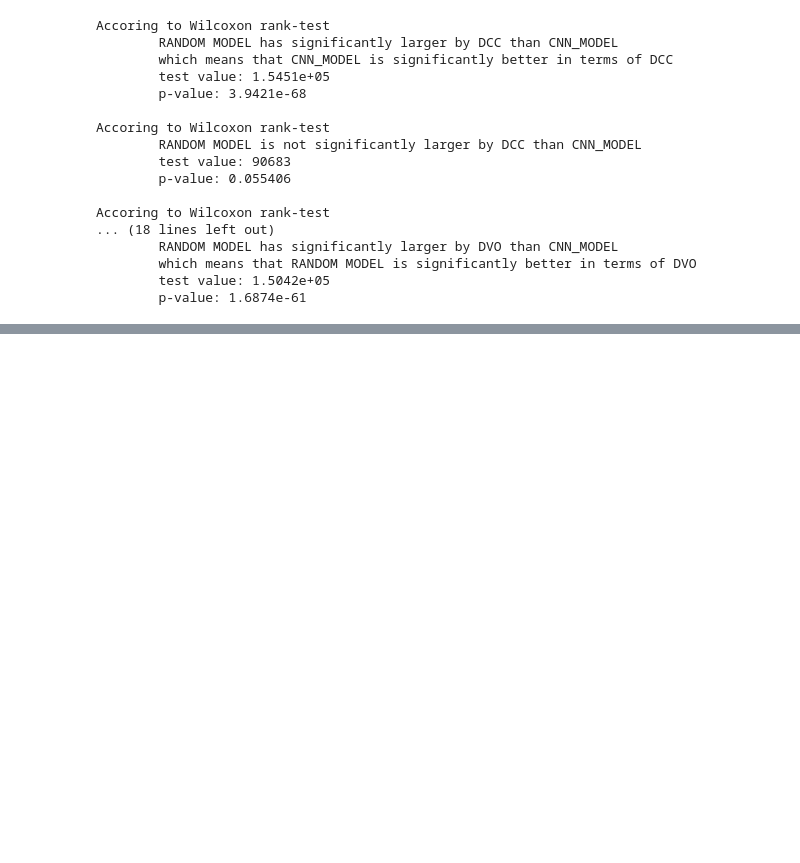
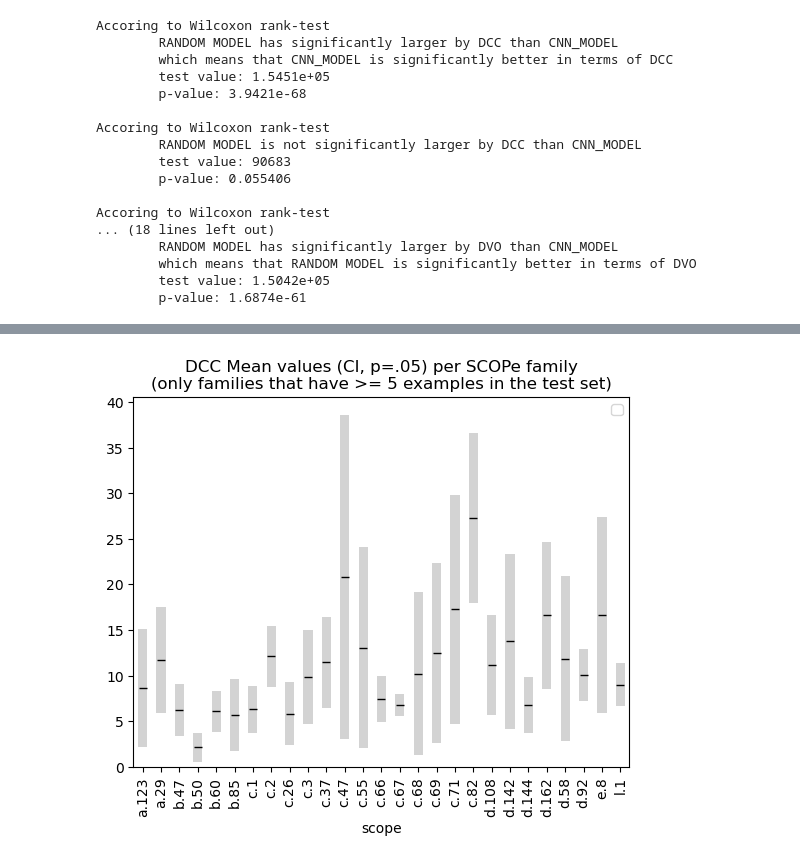
Before and after one commit to AskarAbdullaev/Binding_Sites, a Jupyter notebook: inference.ipynb, the cells around one changed output, grey strips where cells are left out. Drawn from its saved outputs; the diff is of its cells as text; code cells hidden in the pictures; blank space fills up the shorter version.

```diff
--- a/inference.ipynb
+++ b/inference.ipynb
@@ -469,0 +472,95 @@ Accoring to Wilcoxon rank-test
+# %%
+import numpy as np
+
+def analyse_scope(metrics_path: str = 'Data/final_metrics.csv',
+                  main_csv_path: str = 'Data/database.csv',
+                  model_name: str = 'cnn',
+                  threshold: float = 0.9,
+                  save: str = None):
+    """
+    Plot and aggregate final metrics
+
+    Args:
+        metrics_path (str, optional): path to the final metrics CSV. Defaults to Data/final_metrics.csv.
+        main_csv_path (str, optional): path to the main CSV. Defaults to Data/database.csv.
+        model_name (str, optional): name of the chosen model. Defaults to 'cnn'ArithmeticError.
+        threshold (float, optional): threshold to choose. Defaults to 0.5.
+        save (str, optional): path to save the plot to. Defaults to None
+    """
+
+    assert isinstance(metrics_path, str), f'metrics_path must be str, not {type(metrics_path)}'
+    assert isinstance(main_csv_path, str), f'main_csv_path must be str, not {type(main_csv_path)}'
+    assert isinstance(model_name, str), f'model_name must be str, not {type(model_name)}'
+    assert isinstance(threshold, float | int), f'threshold must be float (int), not {type(float)}'
+    assert 0 <= threshold <= 1, f'threshold must be between 0 and 1, not {threshold}'
+    assert isinstance(save, str | None), f'save must be str or None, not {type(save)}'
+
+    # Load the database and extract SCOPe identifiers
+    database = pd.read_csv(main_csv_path, sep='\t')[['scPDB ID', 'SCOPe Chain Classes']]
+    database.rename(columns={'SCOPe Chain Classes': 'scope'}, inplace=True)
+    database['scope'] = database['scope'].apply(lambda x: list(set('.'.join(xx.split(' ')[1].split('.')[:2]) for xx in x.split(' / '))) if isinstance(x, str) else [])
+
+    # Unravel the database: make each scPDB - SCOPe a separate line
+    unraveled = []
+    for i, row in database.iterrows():
+        for family in row['scope']:
+            unraveled.append([row['scPDB ID'], family])
+    unraveled = pd.DataFrame(unraveled, columns=['ID', 'scope'])
+
+    # Load the metrics
+    metrics_df = pd.read_csv(metrics_path, sep='\t')
+    metrics_df = metrics_df.loc[(metrics_df['Threshold'] == threshold) & (metrics_df['Model'] == model_name)]
+    metrics_df.rename(columns={'scPDB ID': 'ID'}, inplace=True)
+    metrics_df.drop(columns=['Threshold', 'Model'], inplace=True)
+
+    # Merge metrics with an unraveled database (inner mode)
+    unraveled = pd.merge(unraveled, metrics_df, how='inner')
+    unraveled.drop(columns=['ID'], inplace=True)
+    print(f'Different SCOPe families: {len(unraveled['scope'].unique())}')
+
+    # Get mean, std and count for metrics grouped by SCOPe IDs
+    families = unraveled.groupby(by='scope', as_index=False).mean()
+    families_std = unraveled.groupby(by='scope', as_index=False).std()
+    families_std.rename(columns={'DCC': 'std DCC', 'DVO': 'std DVO'}, inplace=True)
+    counts = unraveled[['scope', 'DCC']].groupby(by='scope', as_index=False).count()
+    counts.rename(columns={'DCC': 'N'}, inplace=True)
+    families = pd.merge(families, counts, how='left')
+    families = pd.merge(families, families_std, how='left')
+
+    # Compute confidence intervals of mean for DCC and DVO
+    families['DCC CI'] = 1.96 * families['std DCC'] / np.sqrt(families['N'])
+    families['DCC upper'] = families['DCC'] + families['DCC CI']
+    families['DCC lower'] = families['DCC'] - families['DCC CI']
+    families['DVO CI'] = 1.96 * families['std DVO'] / np.sqrt(families['N'])
+    families['DVO upper'] = families['DVO'] + families['DVO CI']
+    families['DVO lower'] = families['DVO'] - families['DVO CI']
+    families.loc[families['DCC lower'] < 0, 'DCC lower'] = 0
+    families.loc[families['DVO lower'] < 0, 'DVO lower'] = 0
+    families = families.loc[families['N'] > 4]
+    print(f'SCOPe families with at least 5 examples: {len(families)}')
+    families.set_index('scope', inplace=True)
+
+    # Plot DCC bars
+    ax_dcc = families[['DCC upper']].plot.bar(color=['lightgrey'], label=None)
+    ax_dcc = families[['DCC']].plot(color=['black'], ax=ax_dcc, label=None, style='_')
+    ax_dcc = families[['DCC lower']].plot.bar(color=['white'], ax=ax_dcc, label=None)
+    ax_dcc.set_title('DCC Mean values (CI, p=.05) per SCOPe family\n(only families that have >= 5 examples in the test set)')
+    ax_dcc.legend([])
+
+     # Save if required
+    if save is not None:
+        ax_dcc.get_figure().savefig(save.split('.')[0] + '_dcc.' + save.split('.')[1])
+
+    # Plot DVO bars
+    ax_dvo = families[['DVO upper']].plot.bar(color=['lightgrey'], label=None)
+    ax_dvo = families[['DVO']].plot(color=['black'], ax=ax_dvo, label=None, style='_')
+    ax_dvo = families[['DVO lower']].plot.bar(color=['white'], ax=ax_dvo, label=None)
+    ax_dvo.set_title('DVO Mean values (CI, p=.05) per SCOPe family\n(only families that have >= 5 examples in the test set)')
+    ax_dvo.legend([])
+
+    # Save if required
+    if save is not None:
+        ax_dvo.get_figure().savefig(save.split('.')[0] + '_dvo.' + save.split('.')[1])
+
+analyse_scope(FINAL_METRICS, MAIN_CSV, save='Images/scope_families.png')
+# %% [output]
@@ -469,0 +569 @@ Accoring to Wilcoxon rank-test
+[figure, added]
```
Also changed, not shown: parts of 2 cells of this notebook, 1 other file.
